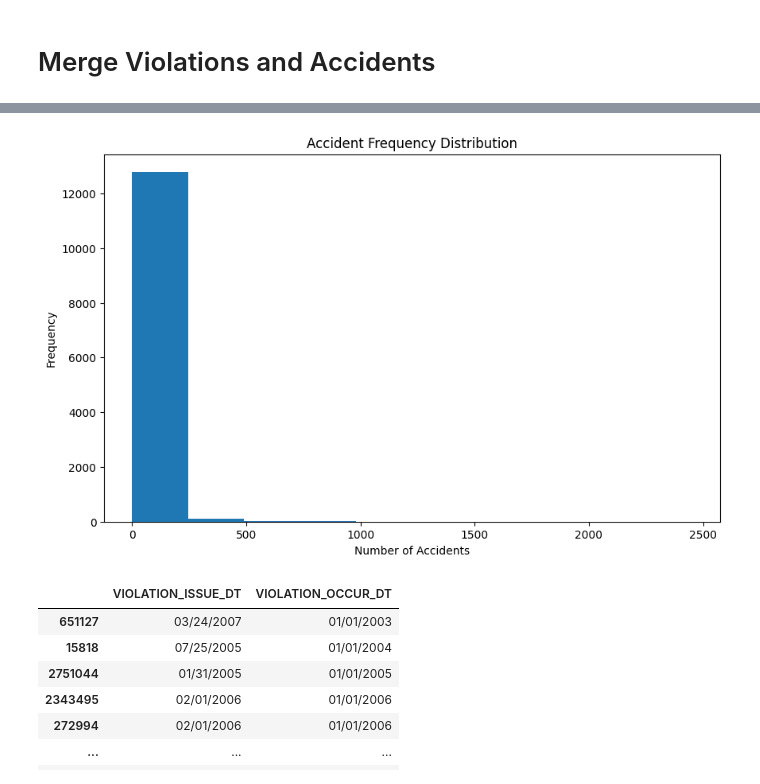
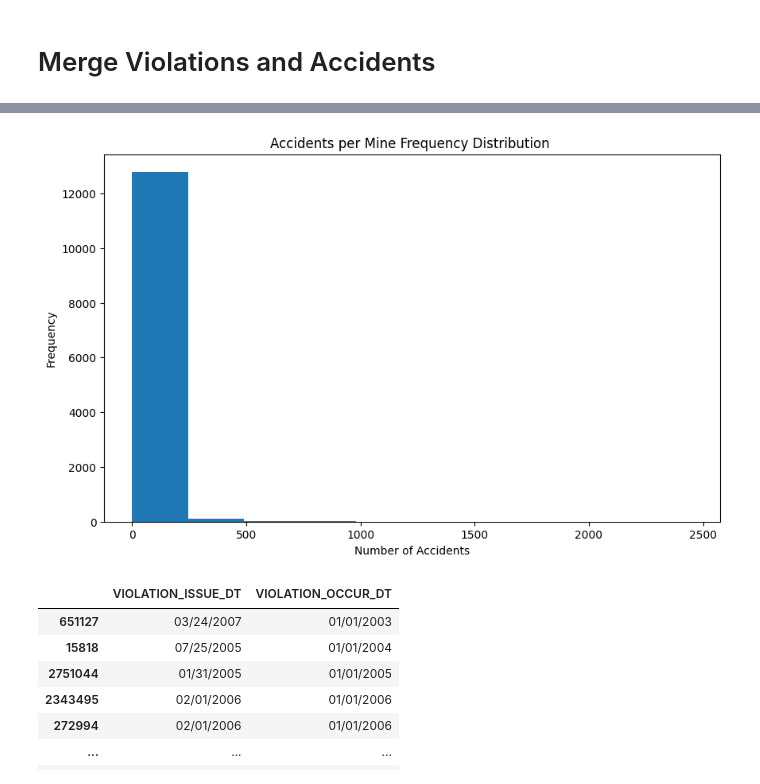
Before and after one commit to hdavis-sandiego/ADS-capstone, a Jupyter notebook: Capstone - Pre-Processing.ipynb, the cells around one changed output, grey strips where cells are left out. Cells and saved outputs as stored; diff of their text form; code cells hidden in the pictures.

```diff
--- a/Capstone - Pre-Processing.ipynb
+++ b/Capstone - Pre-Processing.ipynb
@@ -372,0 +352,18 @@ NOTE: Removing outliers decreased the size of the dataset from 2,537,310 to 2,40
+# %%
+# Grab just the accident dates and the Mine ID columns from accidents data
+accident_dates = accidents[['MINE_ID', 'ACCIDENT_DT']].copy()
+
+# Convert the 'ACCIDENT_DT' column to datetime format using .loc
+accident_dates.loc[:, 'ACCIDENT_DT'] = pd.to_datetime(accident_dates['ACCIDENT_DT'], format='%m/%d/%Y')
+
+# Create a new column to count occurrences of accidents for each MINE_ID using .loc
+accident_dates.loc[:, 'ACCIDENT_NUMBER'] = accident_dates.groupby('MINE_ID').cumcount() + 1
+
+# Pivot the DataFrame
+accident_dates = accident_dates.pivot(index='MINE_ID', columns='ACCIDENT_NUMBER', values='ACCIDENT_DT')
+
+# Rename the columns to have meaningful names
+accident_dates.columns = ['ACCIDENT_' + str(i) for i in accident_dates.columns]
+
+# Reset the index if needed
+accident_dates = accident_dates.reset_index()
@@ -372,0 +579,18 @@ NOTE: Removing outliers decreased the size of the dataset from 2,537,310 to 2,40
+# %%
+# Select the columns for the heatmap
+heatmap_columns = ['ACCIDENT_in_30_TEST', 'ACCIDENT_in_60_TEST', 'ACCIDENT_in_90_TEST', 'SIG_SUB', 'PROPOSED_PENALTY', 'AMOUNT_DUE', 'AMOUNT_PAID', 'NEGLIGENCE', 'NO_AFFECTED']
+
+# Calculate the correlation matrix
+correlation_matrix = violations_data[heatmap_columns].corr()
+
+# Set seaborn context and font scale
+sns.set(font_scale=1.2)
+sns.set_context("paper", rc={"font.size": 12, "axes.titlesize": 12, "axes.labelsize": 12})
+
+# Create a heatmap using seaborn
+plt.figure(figsize=(10, 8))
+sns.heatmap(correlation_matrix, annot=True, cmap='coolwarm', fmt='.2f', linewidths=0.5)
+
+# Set title and display the plot
+plt.title("Correlation Heatmap")
+plt.show()
@@ -437,20 +675,20 @@ accidents_per_mine
 # %%
 # Count the number of accidents for each mine
-accident_counts = accidents_per_mine.iloc[:, 1:].count(axis=1)
+accident_counts = accident_dates.iloc[:, 1:].count(axis=1)
 
 # Create a histogram
 plt.figure(figsize=(10, 6))
 plt.hist(accident_counts, bins=10)  # Adjust the number of bins as needed
 
 # Set labels and title
 plt.xlabel('Number of Accidents')
 plt.ylabel('Frequency')
-plt.title('Accident Frequency Distribution')
+plt.title('Accidents per Mine Frequency Distribution')
 
 # Show the plot
 plt.show()
 # %% [output]
-[figure, old version]
+[figure, new version]
 # %%
 # Violation Occur Date is not always the same as Violation Issue Date -
 # Have to decide which one to use
```
Also changed, not shown: parts of 45 cells of this notebook.
